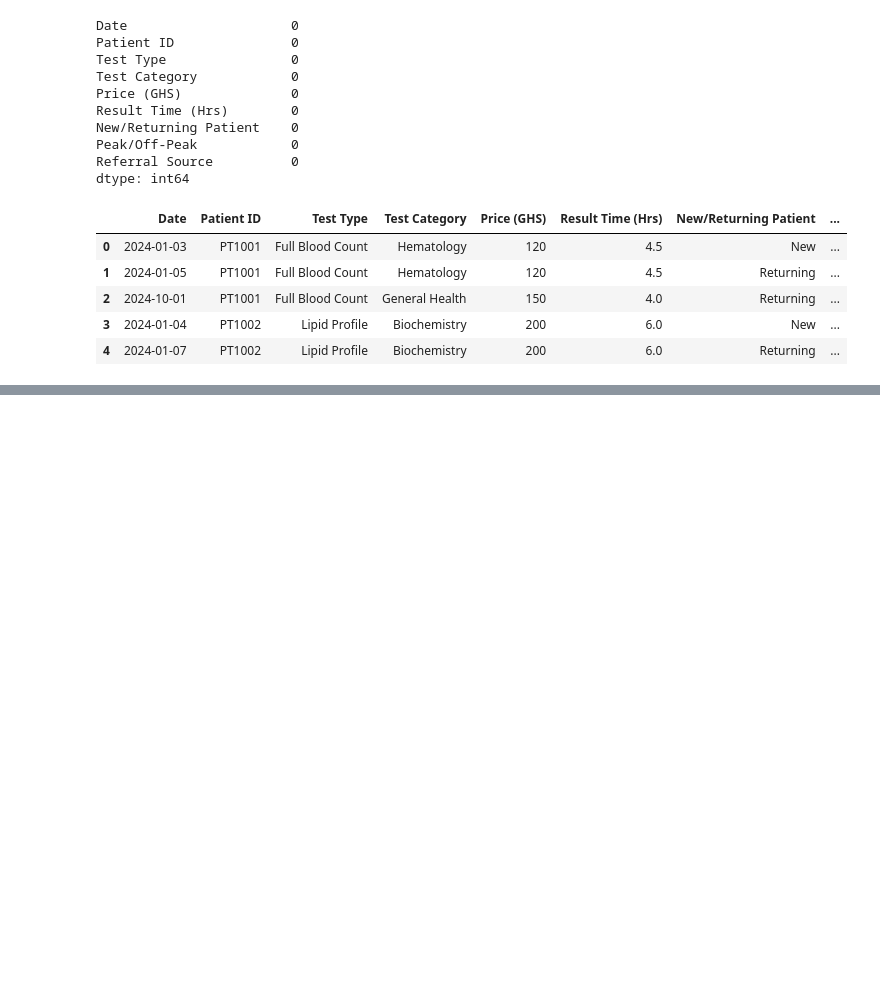
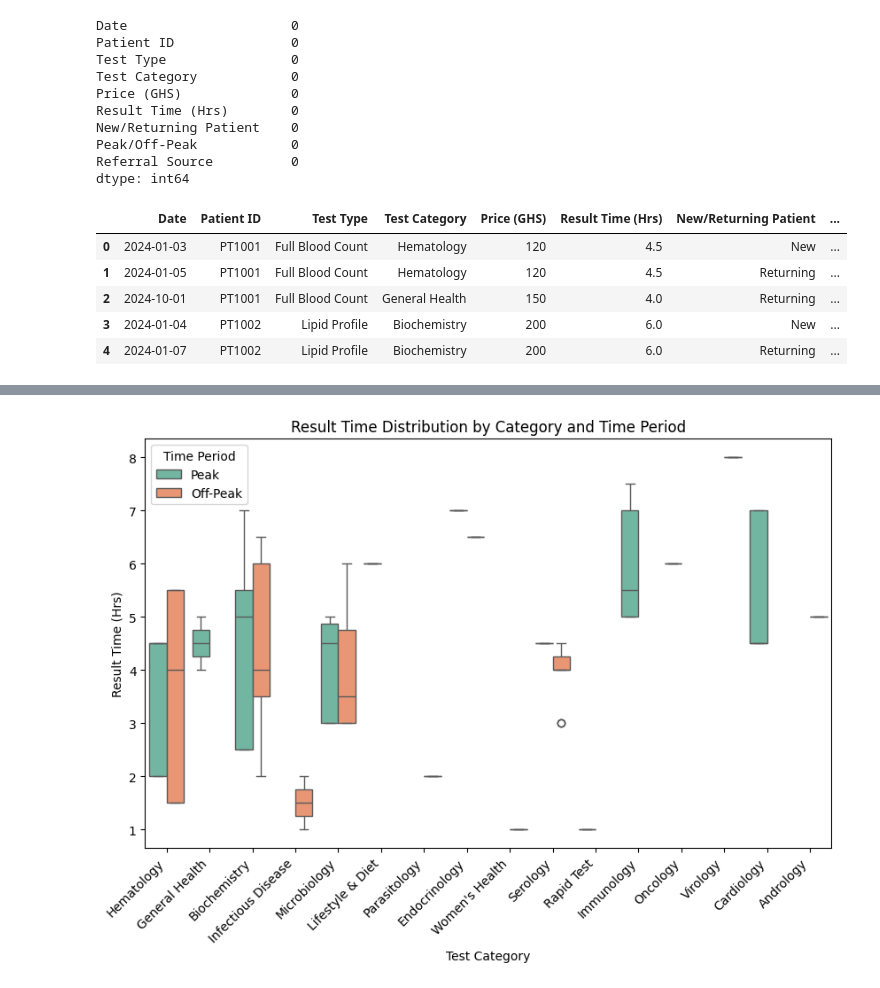
Before and after one commit to aquashie14/Med_Lab_Analysis, a Jupyter notebook: Notebooks/MLA.ipynb, the cells around one changed output, grey strips where cells are left out. Drawn from its saved outputs; the diff is of its cells as text; code cells hidden in the pictures; blank space fills up the shorter version.

```diff
--- a/Notebooks/MLA.ipynb
+++ b/Notebooks/MLA.ipynb
@@ -310,0 +340,11 @@ lab_data.head()
+# %%
+plt.figure(figsize=(10,6))
+sns.boxplot(data=lab_data, x='Test Category', y='Result Time (Hrs)', hue='Peak/Off-Peak', palette='Set2')
+plt.xticks(rotation=45, ha='right')
+plt.title('Result Time Distribution by Category and Time Period')
+plt.ylabel('Result Time (Hrs)')
+plt.xlabel('Test Category')
+plt.legend(title='Time Period')
+plt.show()
+# %% [output]
+[figure, added]
```
Also changed, not shown: parts of 6 cells of this notebook.
